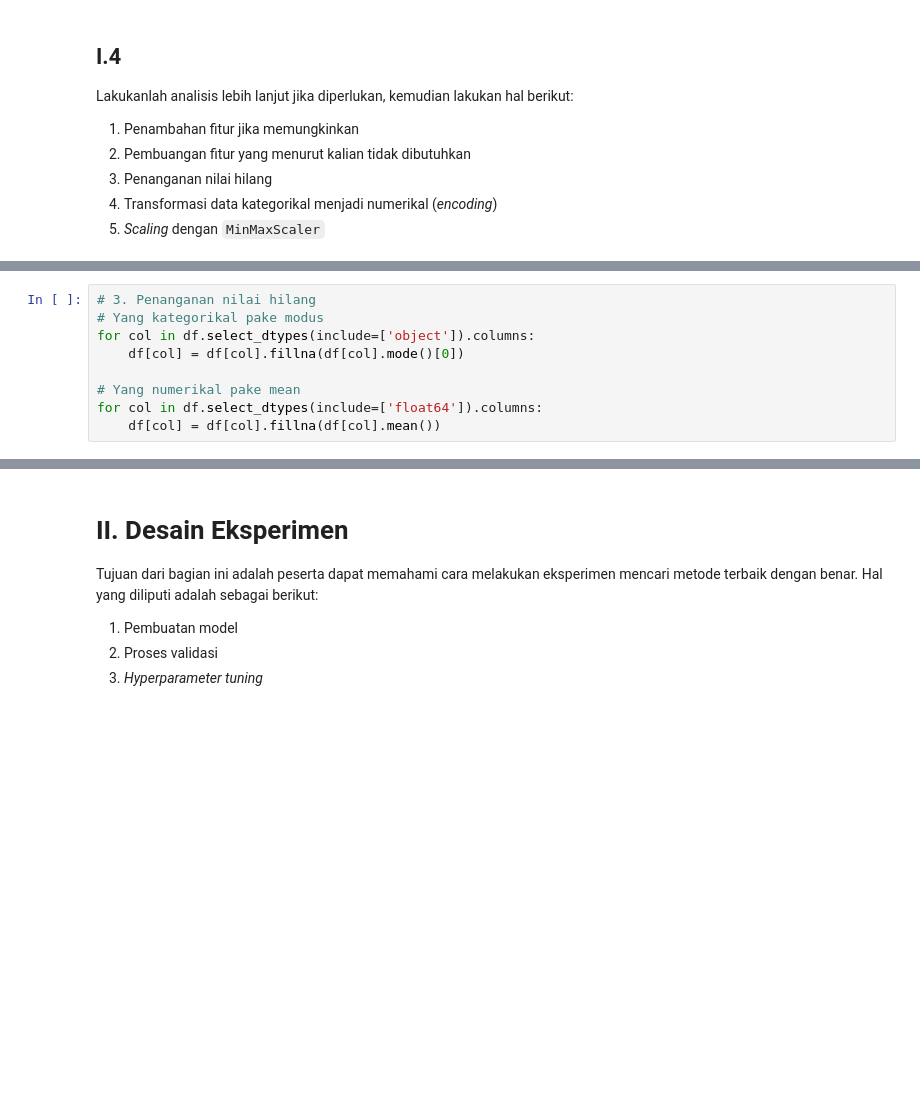
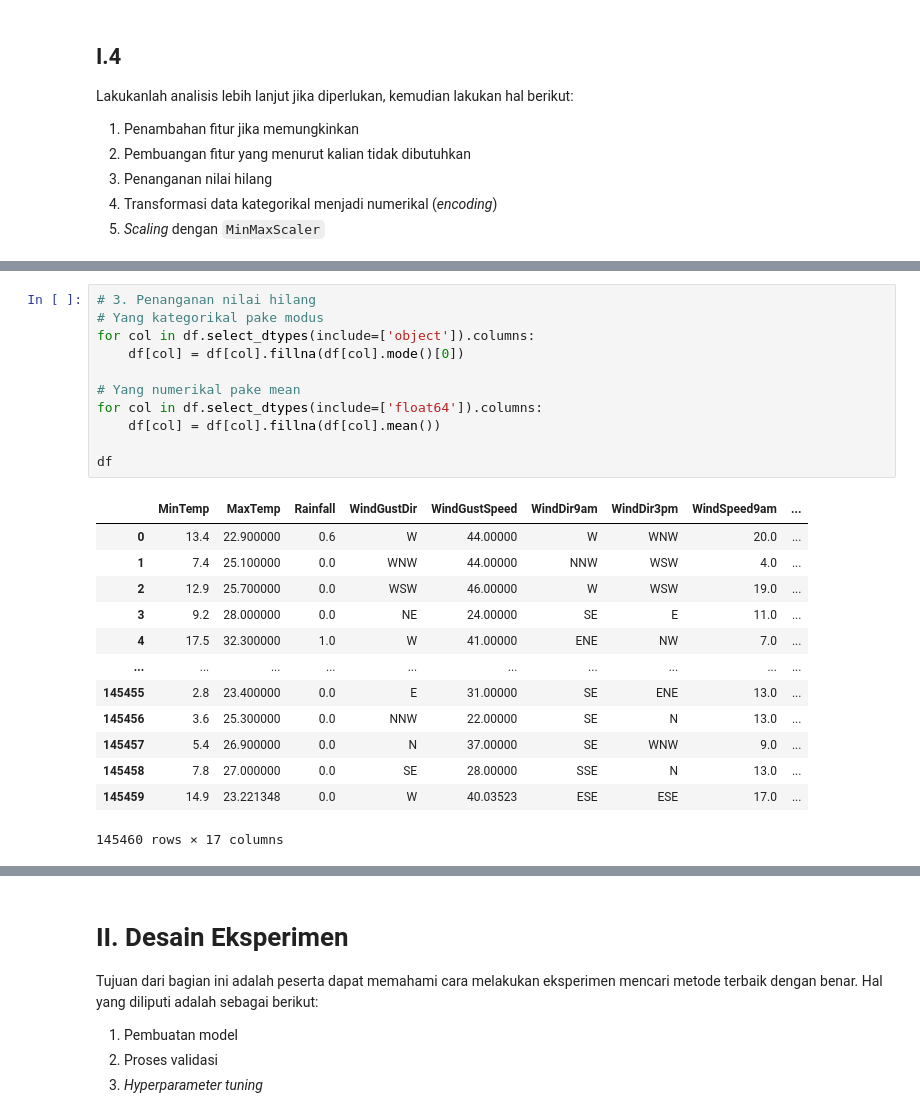
Before and after one commit to IloveNooodles/Praktikum-Machine-Learning-IF3270, a Jupyter notebook: Tugas_Prapraktikum_IF3270.ipynb, the cells around one changed output, grey strips where cells are left out. Cells and saved outputs as stored; diff of their text form; blank space fills up the shorter version.

```diff
--- a/Tugas_Prapraktikum_IF3270.ipynb
+++ b/Tugas_Prapraktikum_IF3270.ipynb
@@ -125,12 +283,28 @@ print(df.shape)
 # %%
 # 3. Penanganan nilai hilang
 # Yang kategorikal pake modus
 for col in df.select_dtypes(include=['object']).columns:
     df[col] = df[col].fillna(df[col].mode()[0])
 
 # Yang numerikal pake mean
 for col in df.select_dtypes(include=['float64']).columns:
     df[col] = df[col].fillna(df[col].mean())
+
+df
+# %% [output]
+|  | MinTemp | MaxTemp | Rainfall | WindGustDir | WindGustSpeed | WindDir9am | WindDir3pm | WindSpeed9am | ... |
+| 0 | 13.4 | 22.900000 | 0.6 | W | 44.00000 | W | WNW | 20.0 | ... |
+| 1 | 7.4 | 25.100000 | 0.0 | WNW | 44.00000 | NNW | WSW | 4.0 | ... |
+| 2 | 12.9 | 25.700000 | 0.0 | WSW | 46.00000 | W | WSW | 19.0 | ... |
+| 3 | 9.2 | 28.000000 | 0.0 | NE | 24.00000 | SE | E | 11.0 | ... |
+| 4 | 17.5 | 32.300000 | 1.0 | W | 41.00000 | ENE | NW | 7.0 | ... |
+| ... | ... | ... | ... | ... | ... | ... | ... | ... | ... |
+| 145455 | 2.8 | 23.400000 | 0.0 | E | 31.00000 | SE | ENE | 13.0 | ... |
+| 145456 | 3.6 | 25.300000 | 0.0 | NNW | 22.00000 | SE | N | 13.0 | ... |
+| 145457 | 5.4 | 26.900000 | 0.0 | N | 37.00000 | SE | WNW | 9.0 | ... |
+| 145458 | 7.8 | 27.000000 | 0.0 | SE | 28.00000 | SSE | N | 13.0 | ... |
+| 145459 | 14.9 | 23.221348 | 0.0 | W | 40.03523 | ESE | ESE | 17.0 | ... |
+145460 rows × 17 columns
 # %%
 # 4. Transformasi data kategorikal menjadi numerikal (encoding)
 
```
Also changed, not shown: parts of 20 cells of this notebook.
